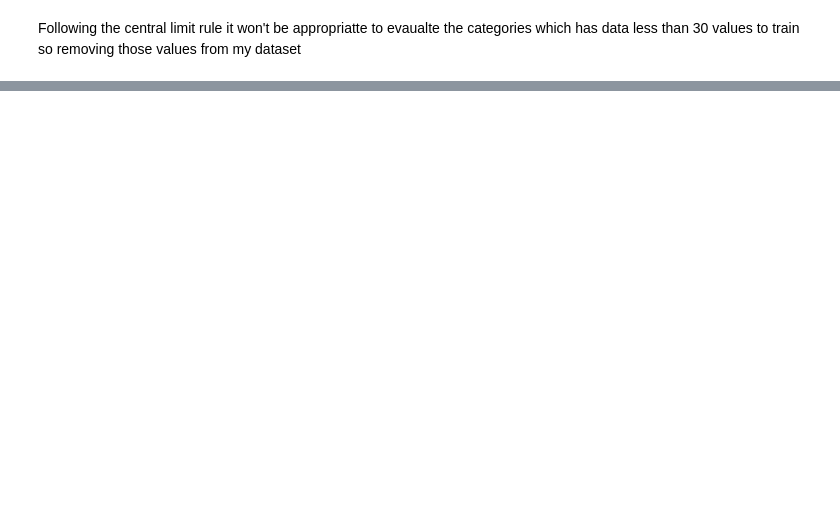
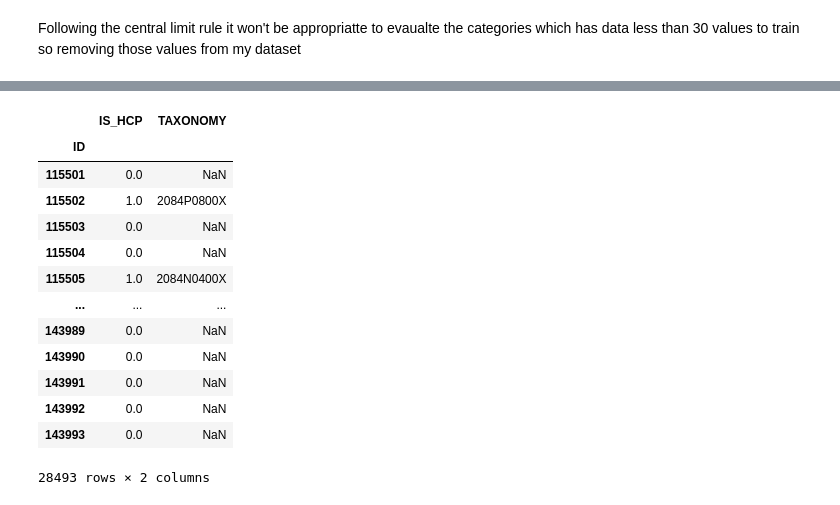
Before and after one commit to snehajha-coder/Identifying_Healthcare_Professionals, a Jupyter notebook: project.ipynb, the cells around one changed output, grey strips where cells are left out. Cells and saved outputs as stored; diff of their text form; code cells hidden in the pictures; blank space fills up the shorter version.

```diff
--- a/project.ipynb
+++ b/project.ipynb
@@ -719,0 +792,22 @@ Y = data_tax['TAXONOMY']
+# %%
+
+
+# Replace 'TAXONOMY' values with NaN where 'IS_HCP' is 0
+predictions_df_withtax['TAXONOMY'] = np.where(predictions_df_withtax['IS_HCP'] == 0, np.nan, predictions_df_withtax['TAXONOMY'])
+# %%
+predictions_df_withtax
+# %% [output]
+|  | IS_HCP | TAXONOMY |
+| ID |  |  |
+| 115501 | 0.0 | NaN |
+| 115502 | 1.0 | 2084P0800X |
+| 115503 | 0.0 | NaN |
+| 115504 | 0.0 | NaN |
+| 115505 | 1.0 | 2084N0400X |
+| ... | ... | ... |
+| 143989 | 0.0 | NaN |
+| 143990 | 0.0 | NaN |
+| 143991 | 0.0 | NaN |
+| 143992 | 0.0 | NaN |
+| 143993 | 0.0 | NaN |
+28493 rows × 2 columns
```
Also changed, not shown: parts of 22 cells of this notebook.
